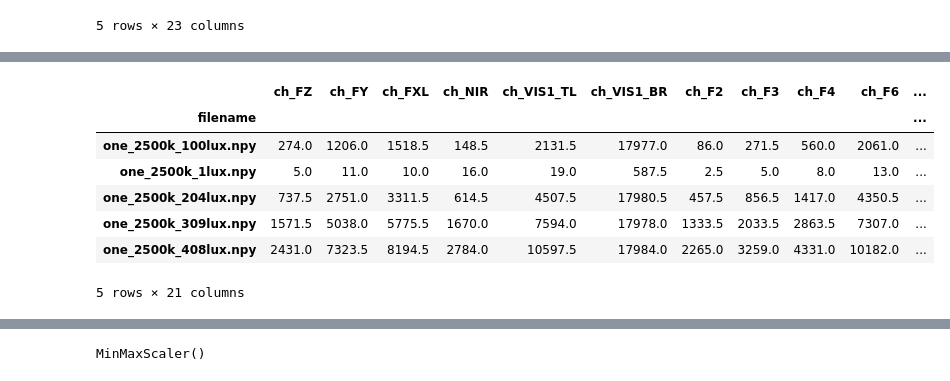
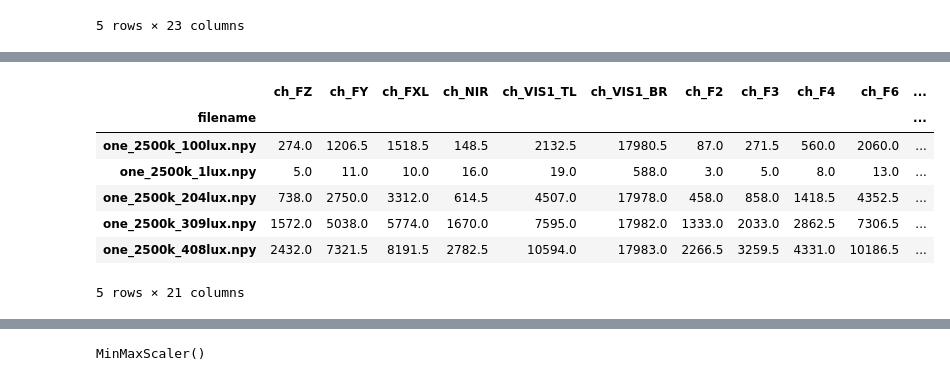
Before and after one commit to jonnor/embeddedml, a Jupyter notebook: handson/luxmeter/notebooks/Untitled.ipynb, the cells around one changed output, grey strips where cells are left out. Cells and saved outputs as stored; diff of their text form; code cells hidden in the pictures.

```diff
--- a/handson/luxmeter/notebooks/Untitled.ipynb
+++ b/handson/luxmeter/notebooks/Untitled.ipynb
@@ -30,16 +72,18 @@ data.head(5)
 # %%
-#sampled = data.groupby('filename', group_keys=False).sample(frac=1.0)
-sampled = data.groupby('filename', group_keys=False).sample(frac=0.10)
-#sampled = data.groupby('filename', group_keys=False).apply(lambda df: df.head(7).tail(1))
+sampled = data.groupby('filename', group_keys=False).sample(frac=0.20)
+
+numeric_cols = sampled.select_dtypes(include=['int16', 'float']).columns
+sampled[numeric_cols] = sampled[numeric_cols].astype(float)
+
 avg = sampled.groupby('filename').agg('median', numeric_only=True)
 #avg = data.groupby('filename').agg('median', numeric_only=True)
 avg.head()
 # %% [output]
 |  | ch_FZ | ch_FY | ch_FXL | ch_NIR | ch_VIS1_TL | ch_VIS1_BR | ch_F2 | ch_F3 | ch_F4 | ch_F6 | ... |
 | filename |  |  |  |  |  |  |  |  |  |  | ... |
-| one_2500k_100lux.npy | 274.0 | 1206.0 | 1518.5 | 148.5 | 2131.5 | 17977.0 | 86.0 | 271.5 | 560.0 | 2061.0 | ... |
-| one_2500k_1lux.npy | 5.0 | 11.0 | 10.0 | 16.0 | 19.0 | 587.5 | 2.5 | 5.0 | 8.0 | 13.0 | ... |
-| one_2500k_204lux.npy | 737.5 | 2751.0 | 3311.5 | 614.5 | 4507.5 | 17980.5 | 457.5 | 856.5 | 1417.0 | 4350.5 | ... |
-| one_2500k_309lux.npy | 1571.5 | 5038.0 | 5775.5 | 1670.0 | 7594.0 | 17978.0 | 1333.5 | 2033.5 | 2863.5 | 7307.0 | ... |
-| one_2500k_408lux.npy | 2431.0 | 7323.5 | 8194.5 | 2784.0 | 10597.5 | 17984.0 | 2265.0 | 3259.0 | 4331.0 | 10182.0 | ... |
+| one_2500k_100lux.npy | 274.0 | 1206.5 | 1518.5 | 148.5 | 2132.5 | 17980.5 | 87.0 | 271.5 | 560.0 | 2060.0 | ... |
+| one_2500k_1lux.npy | 5.0 | 11.0 | 10.0 | 16.0 | 19.0 | 588.0 | 3.0 | 5.0 | 8.0 | 13.0 | ... |
+| one_2500k_204lux.npy | 738.0 | 2750.0 | 3312.0 | 614.5 | 4507.0 | 17978.0 | 458.0 | 858.0 | 1418.5 | 4352.5 | ... |
+| one_2500k_309lux.npy | 1572.0 | 5038.0 | 5774.0 | 1670.0 | 7595.0 | 17982.0 | 1333.0 | 2033.0 | 2862.5 | 7306.5 | ... |
+| one_2500k_408lux.npy | 2432.0 | 7321.5 | 8191.5 | 2782.5 | 10594.0 | 17983.0 | 2266.5 | 3259.5 | 4331.0 | 10186.5 | ... |
 5 rows × 21 columns
```
Also changed, not shown: parts of 21 cells of this notebook, 3 other files.
